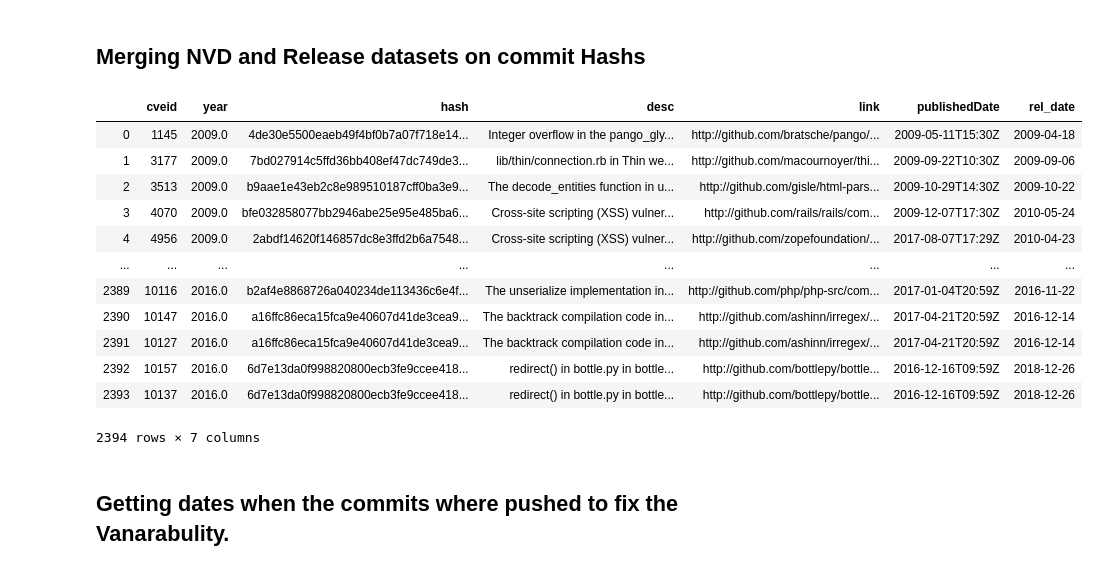
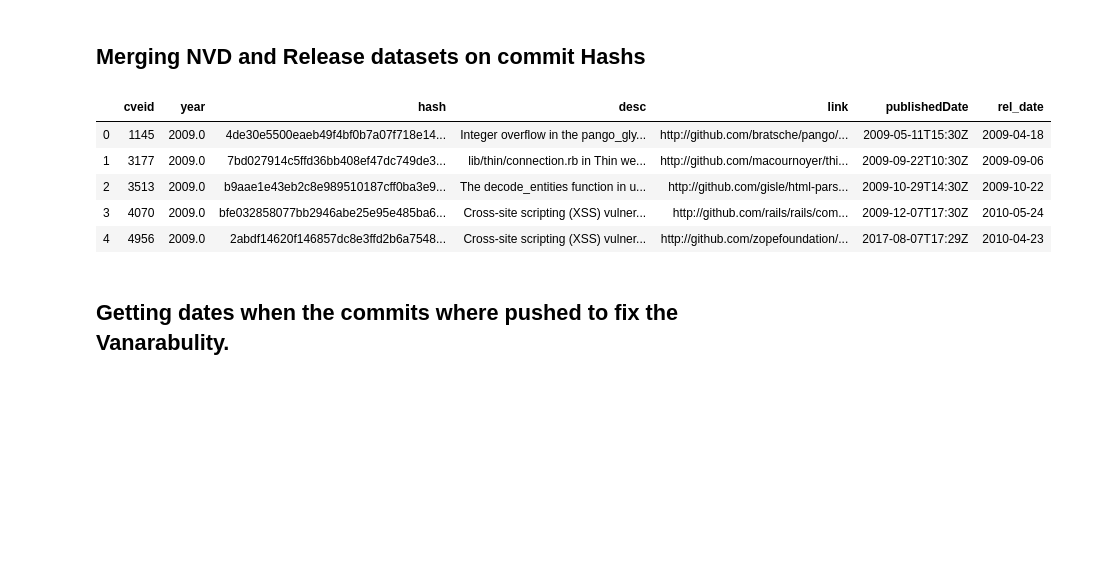
Before and after one commit to UNCG-CSE/Open_Source_Vul_Metrics, a Jupyter notebook: src/NVD/Anaz_Commit_Releases.ipynb, the cells around one changed output. Saved outputs shown, nothing was run; the diff lists cells and outputs as text; code cells hidden in the pictures; blank space fills up the shorter version.

```diff
--- a/src/NVD/Anaz_Commit_Releases.ipynb
+++ b/src/NVD/Anaz_Commit_Releases.ipynb
@@ -90,21 +90,14 @@ data = pa.concat(l, ignore_index=True)
 # %%
 mg = pa.merge(data,df,on='hash')
 # %%
-mg
+mg.head()
 # %% [output]
 |  | cveid | year | hash | desc | link | publishedDate | rel_date |
 | 0 | 1145 | 2009.0 | 4de30e5500eaeb49f4bf0b7a07f718e14... | Integer overflow in the pango_gly... | http://github.com/bratsche/pango/... | 2009-05-11T15:30Z | 2009-04-18 |
 | 1 | 3177 | 2009.0 | 7bd027914c5ffd36bb408ef47dc749de3... | lib/thin/connection.rb in Thin we... | http://github.com/macournoyer/thi... | 2009-09-22T10:30Z | 2009-09-06 |
 | 2 | 3513 | 2009.0 | b9aae1e43eb2c8e989510187cff0ba3e9... | The decode_entities function in u... | http://github.com/gisle/html-pars... | 2009-10-29T14:30Z | 2009-10-22 |
 | 3 | 4070 | 2009.0 | bfe032858077bb2946abe25e95e485ba6... | Cross-site scripting (XSS) vulner... | http://github.com/rails/rails/com... | 2009-12-07T17:30Z | 2010-05-24 |
 | 4 | 4956 | 2009.0 | 2abdf14620f146857dc8e3ffd2b6a7548... | Cross-site scripting (XSS) vulner... | http://github.com/zopefoundation/... | 2017-08-07T17:29Z | 2010-04-23 |
-| ... | ... | ... | ... | ... | ... | ... | ... |
-| 2389 | 10116 | 2016.0 | b2af4e8868726a040234de113436c6e4f... | The unserialize implementation in... | http://github.com/php/php-src/com... | 2017-01-04T20:59Z | 2016-11-22 |
-| 2390 | 10147 | 2016.0 | a16ffc86eca15fca9e40607d41de3cea9... | The backtrack compilation code in... | http://github.com/ashinn/irregex/... | 2017-04-21T20:59Z | 2016-12-14 |
-| 2391 | 10127 | 2016.0 | a16ffc86eca15fca9e40607d41de3cea9... | The backtrack compilation code in... | http://github.com/ashinn/irregex/... | 2017-04-21T20:59Z | 2016-12-14 |
-| 2392 | 10157 | 2016.0 | 6d7e13da0f998820800ecb3fe9ccee418... | redirect() in bottle.py in bottle... | http://github.com/bottlepy/bottle... | 2016-12-16T09:59Z | 2018-12-26 |
-| 2393 | 10137 | 2016.0 | 6d7e13da0f998820800ecb3fe9ccee418... | redirect() in bottle.py in bottle... | http://github.com/bottlepy/bottle... | 2016-12-16T09:59Z | 2018-12-26 |
-2394 rows × 7 columns
 # %%
 link = 'http://github.com/bratsche/pango/commit/4de30e5500eaeb49f4bf0b7a07f718e149a2ed5e'
 # %% [markdown]
```
Also changed, not shown: parts of 2 cells of this notebook.
